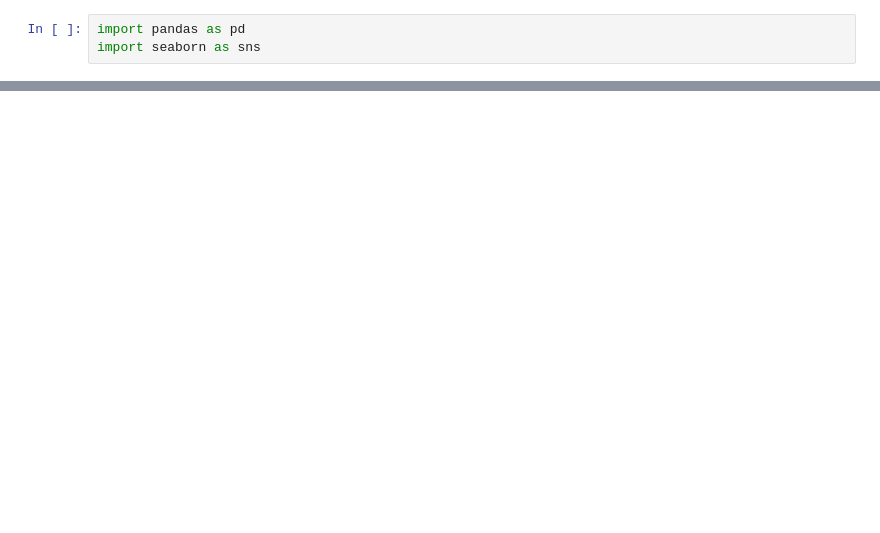
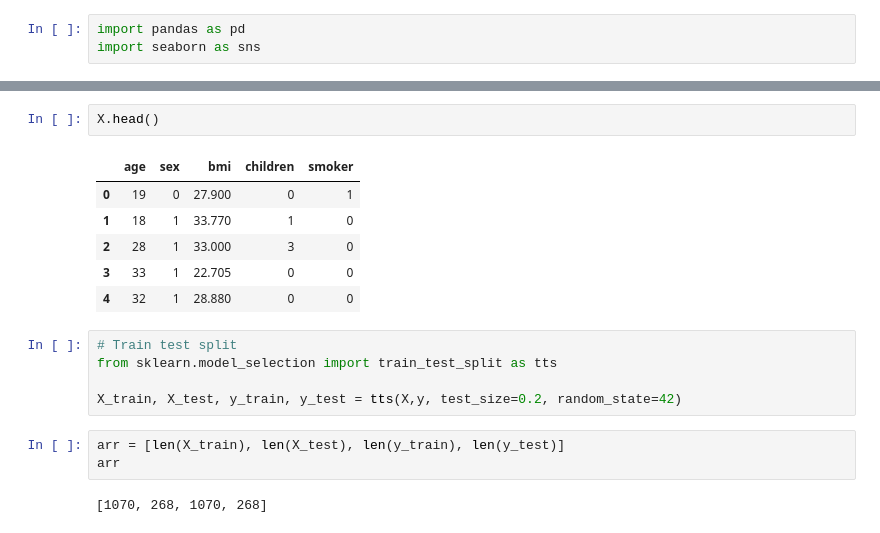
Before and after one commit to aniket-dev-ai/Apna-College-Prime-Batch, a Jupyter notebook: Machine learning/supervised learning/lINEAR REGRESSION/Code.ipynb, the cells around one changed output, grey strips where cells are left out. Drawn from its saved outputs; the diff is of its cells as text; blank space fills up the shorter version.

```diff
--- a/Machine learning/supervised learning/lINEAR REGRESSION/Code.ipynb
+++ b/Machine learning/supervised learning/lINEAR REGRESSION/Code.ipynb
@@ -7,0 +42,19 @@ FileNotFoundError: [Errno 2] No such file or directory: './dataset/insurance.csv
+# %%
+X.head()
+# %% [output]
+|  | age | sex | bmi | children | smoker |
+| 0 | 19 | 0 | 27.900 | 0 | 1 |
+| 1 | 18 | 1 | 33.770 | 1 | 0 |
+| 2 | 28 | 1 | 33.000 | 3 | 0 |
+| 3 | 33 | 1 | 22.705 | 0 | 0 |
+| 4 | 32 | 1 | 28.880 | 0 | 0 |
+# %%
+# Train test split
+from sklearn.model_selection import train_test_split as tts
+
+X_train, X_test, y_train, y_test = tts(X,y, test_size=0.2, random_state=42)
+# %%
+arr = [len(X_train), len(X_test), len(y_train), len(y_test)]
+arr
+# %% [output]
+[1070, 268, 1070, 268]
```
Also changed, not shown: parts of 11 cells of this notebook.
